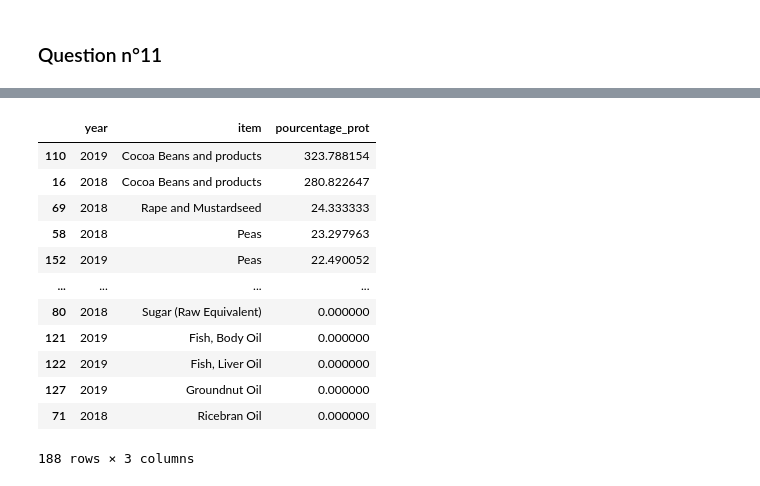
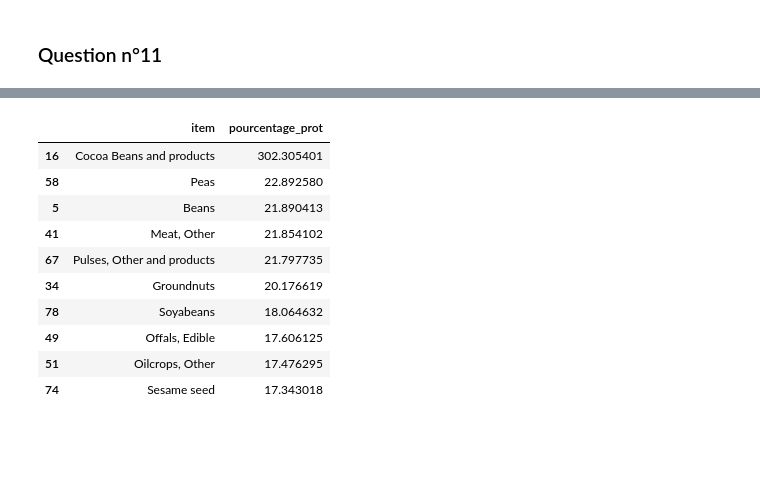
Before and after one commit to StevenDelval/PremierPasPandas, a Jupyter notebook: PremierPasPandas.ipynb, the cells around one changed output, grey strips where cells are left out. Cells and saved outputs as stored; diff of their text form; code cells hidden in the pictures; blank space fills up the shorter version.

```diff
--- a/PremierPasPandas.ipynb
+++ b/PremierPasPandas.ipynb
@@ -684,20 +678,19 @@ pourcentage_prot_eggs 13
 # %%
 df_protein_items = df_protein[df_protein["pourcentage_prot"].notna()]
 
-df_protein_items = df_protein_items[["year","item","pourcentage_prot"]]
-df_protein_items = df_protein_items.groupby(["year","item"])["pourcentage_prot"].mean().reset_index()
-df_protein_items.sort_values("pourcentage_prot",ascending=False)
+df_protein_items = df_protein_items[["item","pourcentage_prot"]]
+df_protein_items = df_protein_items.groupby(["item"])["pourcentage_prot"].mean().reset_index()
+df_protein_items = df_protein_items.sort_values("pourcentage_prot",ascending=False)
+df_protein_items.head(11) # Question 13
 # %% [output]
-|  | year | item | pourcentage_prot |
-| 110 | 2019 | Cocoa Beans and products | 323.788154 |
-| 16 | 2018 | Cocoa Beans and products | 280.822647 |
-| 69 | 2018 | Rape and Mustardseed | 24.333333 |
-| 58 | 2018 | Peas | 23.297963 |
-| 152 | 2019 | Peas | 22.490052 |
-| ... | ... | ... | ... |
-| 80 | 2018 | Sugar (Raw Equivalent) | 0.000000 |
-| 121 | 2019 | Fish, Body Oil | 0.000000 |
-| 122 | 2019 | Fish, Liver Oil | 0.000000 |
-| 127 | 2019 | Groundnut Oil | 0.000000 |
-| 71 | 2018 | Ricebran Oil | 0.000000 |
+|  | item | pourcentage_prot |
+| 16 | Cocoa Beans and products | 302.305401 |
+| 58 | Peas | 22.892580 |
+| 5 | Beans | 21.890413 |
+| 41 | Meat, Other | 21.854102 |
+| 67 | Pulses, Other and products | 21.797735 |
+| 34 | Groundnuts | 20.176619 |
+| 78 | Soyabeans | 18.064632 |
+| 49 | Offals, Edible | 17.606125 |
+| 51 | Oilcrops, Other | 17.476295 |
+| 74 | Sesame seed | 17.343018 |
-188 rows × 3 columns
```
Also changed, not shown: parts of 5 cells of this notebook.
